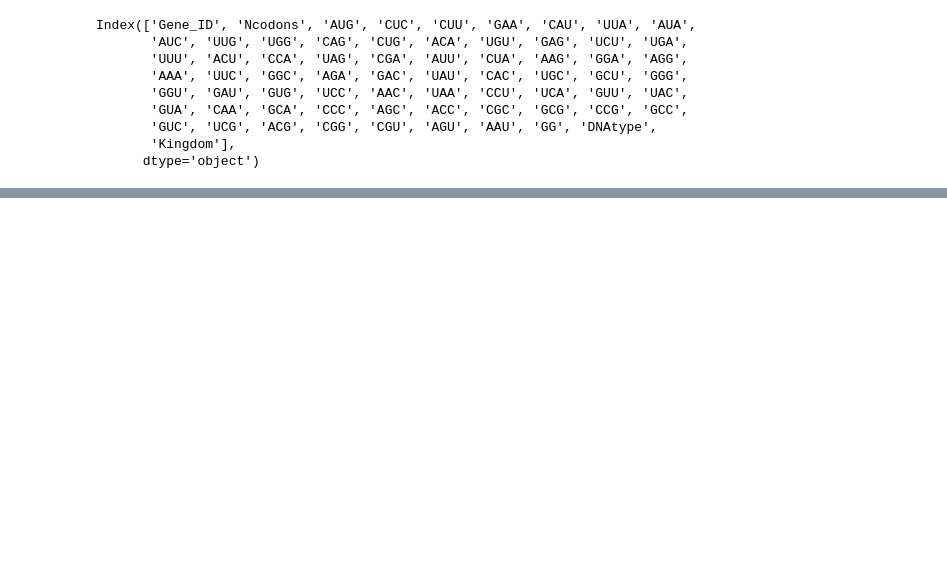
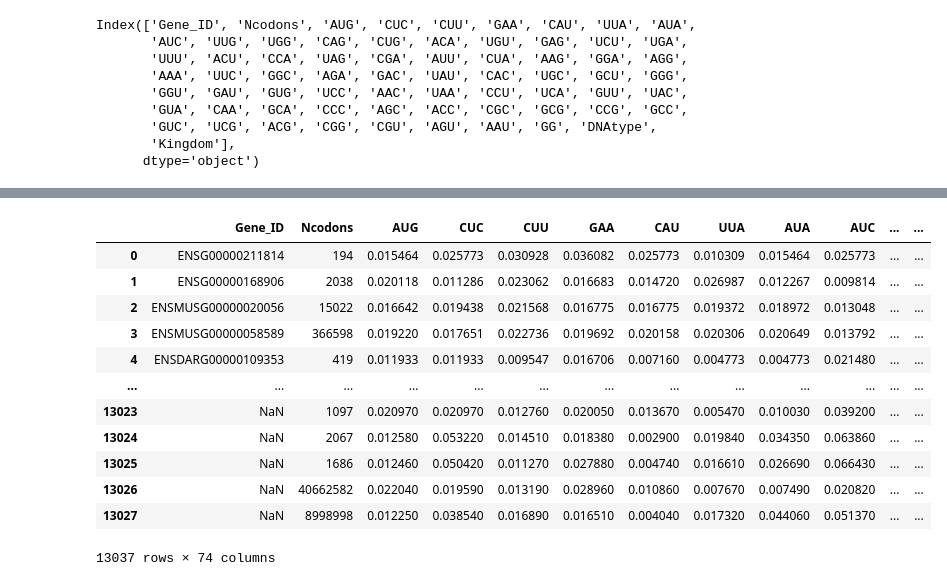
Before and after one commit to esconjaureguy/codon_usage, a Jupyter notebook: codon_usage.ipynb, the cells around one changed output, grey strips where cells are left out. Cells and saved outputs as stored; diff of their text form; code cells hidden in the pictures; blank space fills up the shorter version.

```diff
--- a/codon_usage.ipynb
+++ b/codon_usage.ipynb
@@ -376,6 +345,6 @@ Index(['Gene_ID', 'Ncodons', 'AUG', 'CUC', 'CUU', 'GAA', 'CAU', 'UUA', 'AUA',
       dtype='object')
 # %%
 # Unir dos DataFrame por la columna ID
-DF = pd.concat([Df_genes, df_unido], axis=1)
+DF  =pd.merge(df_unido, Df_genes, on='Gene_ID', how='inner')
 DF
 # %% [output]
@@ -392,0 +384,17 @@ DF
+# %%
+DF_final = pd.concat([DF, df], axis=0)
+DF_final
+# %% [output]
+|  | Gene_ID | Ncodons | AUG | CUC | CUU | GAA | CAU | UUA | AUA | AUC | ... | ... |
+| 0 | ENSG00000211814 | 194 | 0.015464 | 0.025773 | 0.030928 | 0.036082 | 0.025773 | 0.010309 | 0.015464 | 0.025773 | ... | ... |
+| 1 | ENSG00000168906 | 2038 | 0.020118 | 0.011286 | 0.023062 | 0.016683 | 0.014720 | 0.026987 | 0.012267 | 0.009814 | ... | ... |
+| 2 | ENSMUSG00000020056 | 15022 | 0.016642 | 0.019438 | 0.021568 | 0.016775 | 0.016775 | 0.019372 | 0.018972 | 0.013048 | ... | ... |
+| 3 | ENSMUSG00000058589 | 366598 | 0.019220 | 0.017651 | 0.022736 | 0.019692 | 0.020158 | 0.020306 | 0.020649 | 0.013792 | ... | ... |
+| 4 | ENSDARG00000109353 | 419 | 0.011933 | 0.011933 | 0.009547 | 0.016706 | 0.007160 | 0.004773 | 0.004773 | 0.021480 | ... | ... |
+| ... | ... | ... | ... | ... | ... | ... | ... | ... | ... | ... | ... | ... |
+| 13023 | NaN | 1097 | 0.020970 | 0.020970 | 0.012760 | 0.020050 | 0.013670 | 0.005470 | 0.010030 | 0.039200 | ... | ... |
+| 13024 | NaN | 2067 | 0.012580 | 0.053220 | 0.014510 | 0.018380 | 0.002900 | 0.019840 | 0.034350 | 0.063860 | ... | ... |
+| 13025 | NaN | 1686 | 0.012460 | 0.050420 | 0.011270 | 0.027880 | 0.004740 | 0.016610 | 0.026690 | 0.066430 | ... | ... |
+| 13026 | NaN | 40662582 | 0.022040 | 0.019590 | 0.013190 | 0.028960 | 0.010860 | 0.007670 | 0.007490 | 0.020820 | ... | ... |
+| 13027 | NaN | 8998998 | 0.012250 | 0.038540 | 0.016890 | 0.016510 | 0.004040 | 0.017320 | 0.044060 | 0.051370 | ... | ... |
+13037 rows × 74 columns
```
Also changed, not shown: parts of 8 cells of this notebook.
